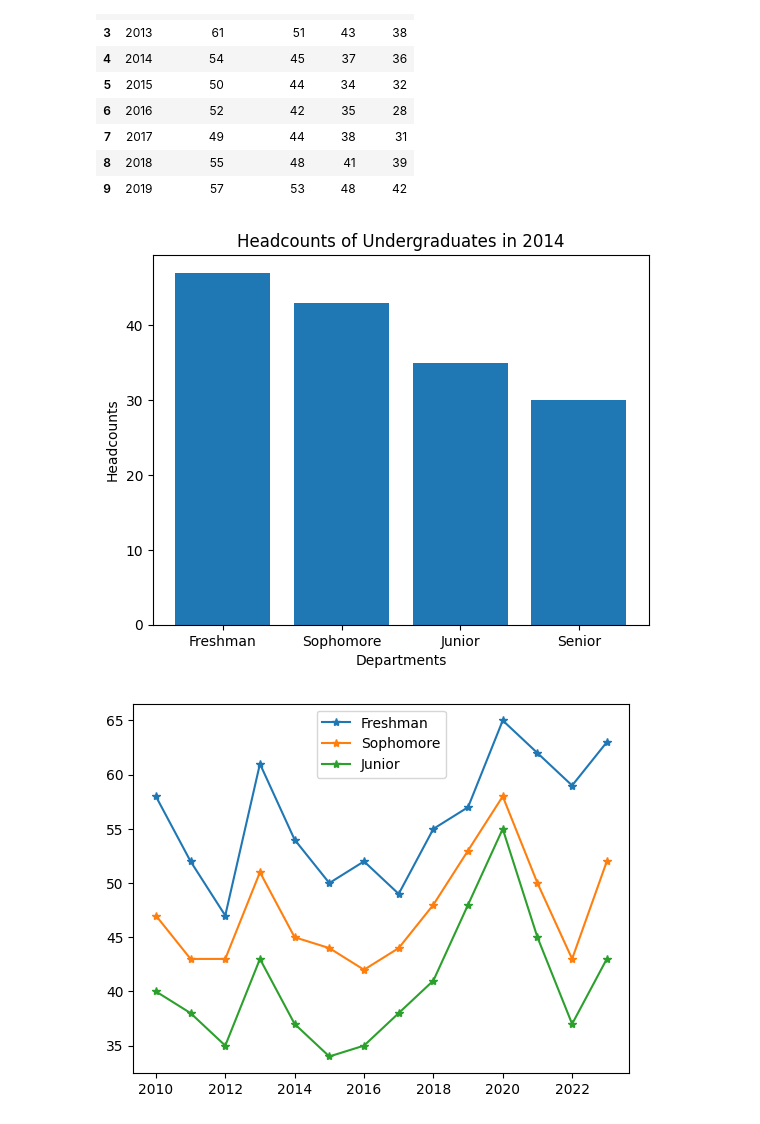
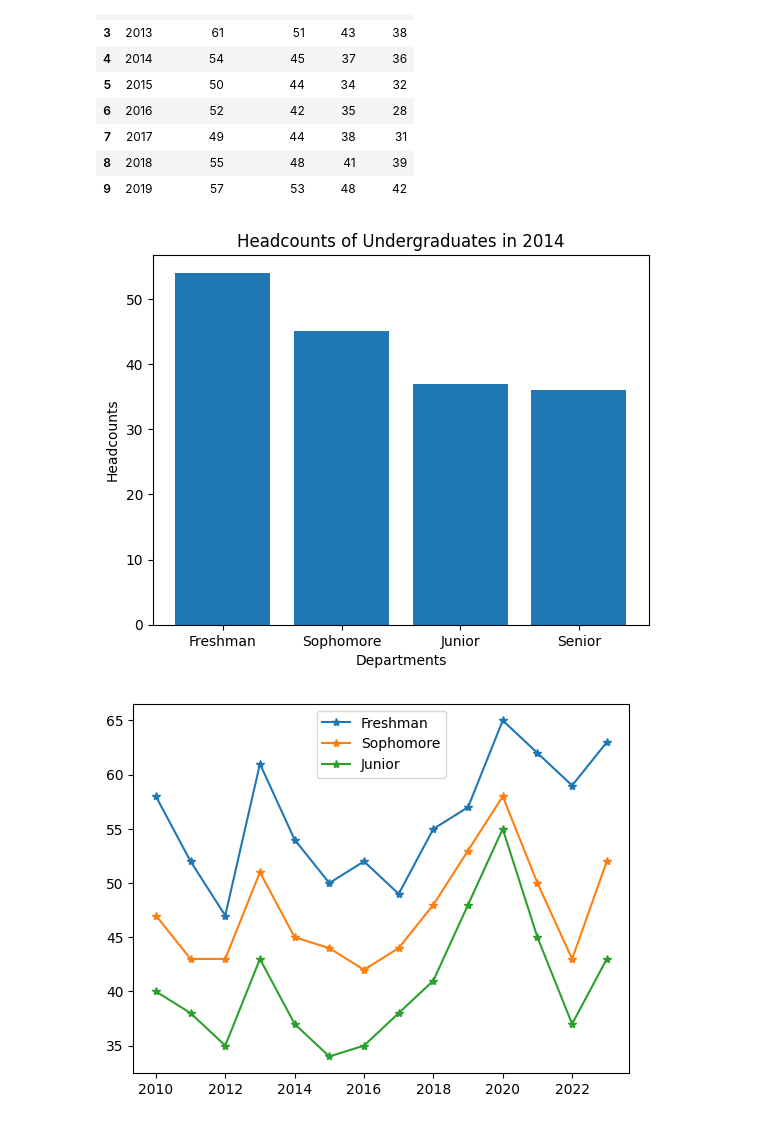
Before and after one commit to nvo2123/DATA1501, a Jupyter notebook: Assignment2_Demo.ipynb, the cells around one changed output. Drawn from its saved outputs; the diff is of its cells as text; code cells hidden in the pictures.

```diff
--- a/Assignment2_Demo.ipynb
+++ b/Assignment2_Demo.ipynb
@@ -29,17 +29,17 @@ MyData.head(10)
 # %%
 ## Create a bar chart for to compare head counts of Undergraduates in 2014:
 
 x = MyData.columns[1:5]   ## Columns
-y = MyData.iloc[2, 1:5]  ## Row
+y = MyData.iloc[4, 1:5]  ## Row
 
 plt.bar(x,y)
 plt.title("Headcounts of Undergraduates in 2014")
 plt.xlabel("Departments")
 plt.ylabel("Headcounts")
 
 plt.show()
 # %% [output]
-[figure, old version]
+[figure, new version]
 # %%
 ## Create a line chart to illustrate change of headcounts except Senior over time:
 
```
